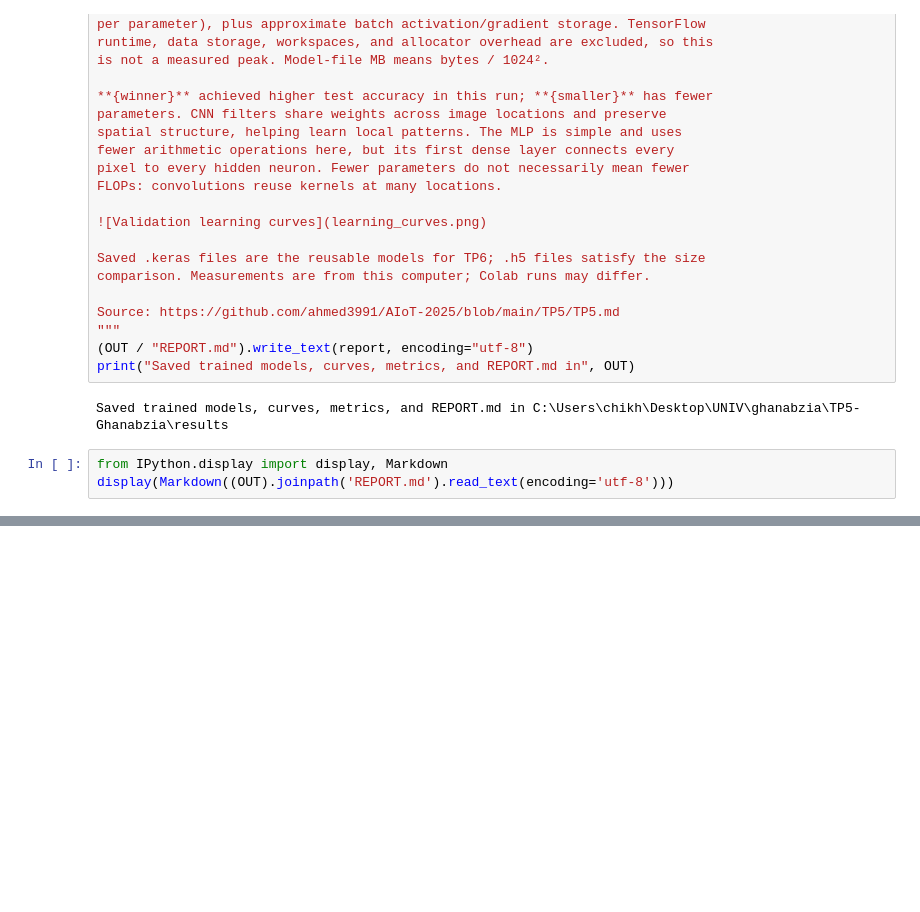
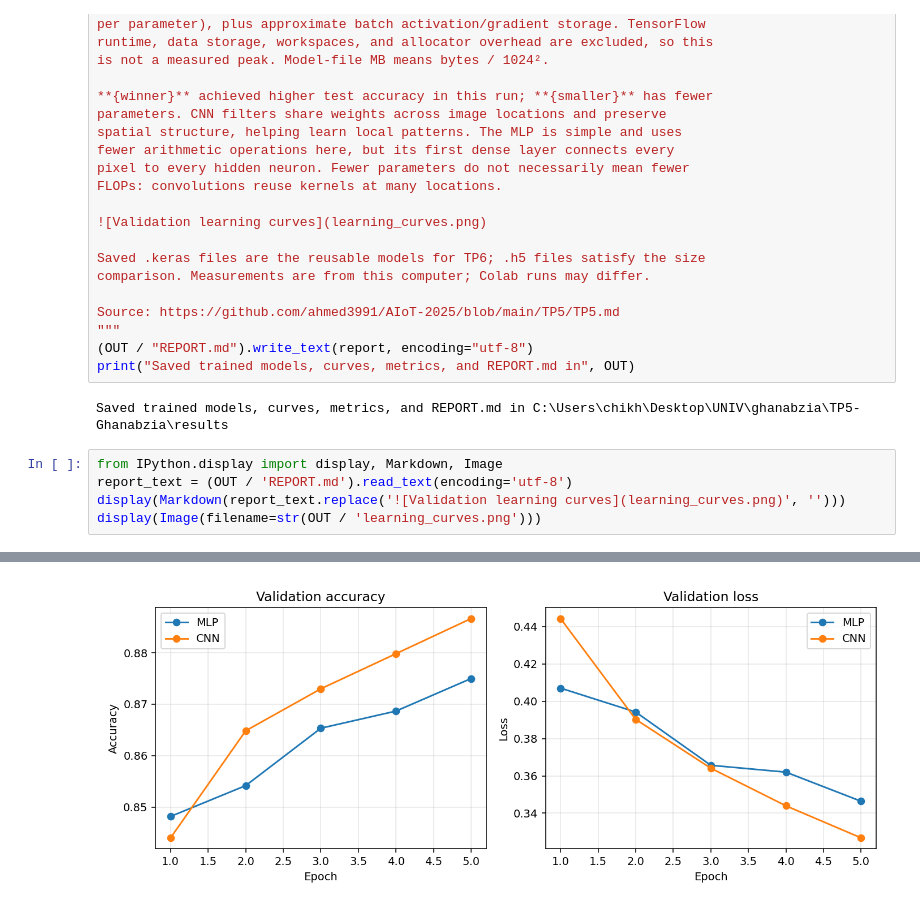
Before and after one commit to ggdh17934/AIoT-2025--TP5, a Jupyter notebook: TP5-Ghanabzia.ipynb, the cells around one changed output, grey strips where cells are left out. Saved outputs shown, nothing was run; the diff lists cells and outputs as text; blank space fills up the shorter version.

Commit message:
Embed learning curves directly in the executed notebook

```diff
--- a/TP5-Ghanabzia.ipynb
+++ b/TP5-Ghanabzia.ipynb
@@ -241,8 +241,10 @@ print("Saved trained models, curves, metrics, and REPORT.md in", OUT)
 # %% [output]
 Saved trained models, curves, metrics, and REPORT.md in C:\Users\chikh\Desktop\UNIV\ghanabzia\TP5-Ghanabzia\results
 # %%
-from IPython.display import display, Markdown
-display(Markdown((OUT).joinpath('REPORT.md').read_text(encoding='utf-8')))
+from IPython.display import display, Markdown, Image
+report_text = (OUT / 'REPORT.md').read_text(encoding='utf-8')
+display(Markdown(report_text.replace('![Validation learning curves](learning_curves.png)', '')))
+display(Image(filename=str(OUT / 'learning_curves.png')))
 # %% [output]
 # TP5 report
 
@@ -276,5 +278,6 @@ FLOPs: convolutions reuse kernels at many locations.
 
 Saved .keras files are the reusable models for TP6; .h5 files satisfy the size
 comparison. Measurements are from this computer; Colab runs may differ.
 
 Source: https://github.com/ahmed3991/AIoT-2025/blob/main/TP5/TP5.md
+[figure, added]
```
Also changed, not shown: parts of 1 cell of this notebook.
